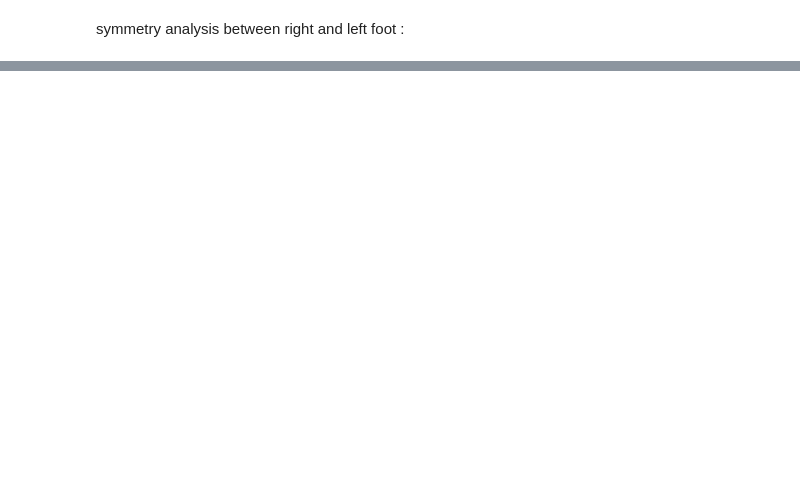
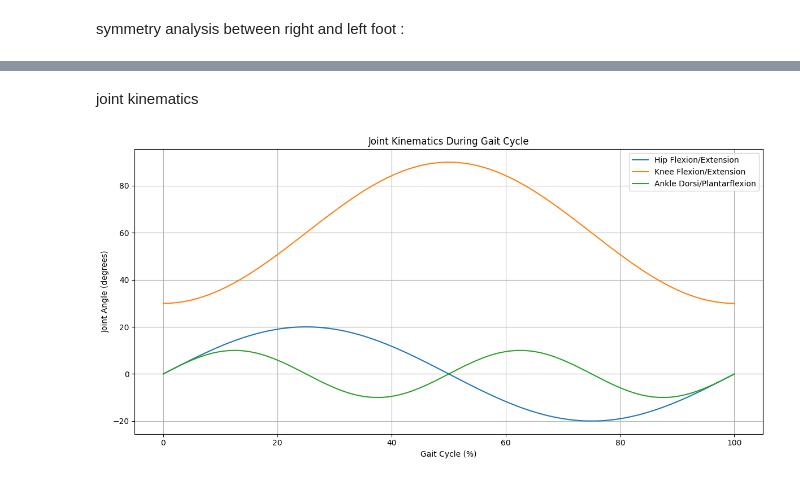
Before and after one commit to mhmoodisepide/gait_analysis, a Jupyter notebook: gait_analysis.ipynb, the cells around one changed output, grey strips where cells are left out. Cells and saved outputs as stored; diff of their text form; code cells hidden in the pictures; blank space fills up the shorter version.

```diff
--- a/gait_analysis.ipynb
+++ b/gait_analysis.ipynb
@@ -230,0 +231,29 @@ symmetry index(stance phase) : 0.00%
+# %% [markdown]
+joint kinematics
+# %%
+import numpy as np
+import matplotlib.pyplot as plt
+
+# gait cycle (0 - 100 %)
+gait_cycle = np.linspace(0, 100, 200)
+
+# synthetic data
+hip_angle   = 20 * np.sin(2 * np.pi * gait_cycle / 100)  # Hip: ±20°
+knee_angle  = 60 - 30 * np.cos(2 * np.pi * gait_cycle / 100)  # Knee: 30–90°
+ankle_angle = 10 * np.sin(4 * np.pi * gait_cycle / 100)  # Ankle: ±10°
+# %%
+plt.figure(figsize=(12, 6))
+
+plt.plot(gait_cycle, hip_angle, label="Hip Flexion/Extension")
+plt.plot(gait_cycle, knee_angle, label="Knee Flexion/Extension")
+plt.plot(gait_cycle, ankle_angle, label="Ankle Dorsi/Plantarflexion")
+
+plt.title("Joint Kinematics During Gait Cycle")
+plt.xlabel("Gait Cycle (%)")
+plt.ylabel("Joint Angle (degrees)")
+plt.grid(True)
+plt.legend()
+plt.tight_layout()
+plt.show()
+# %% [output]
+[figure, added]
```
Also changed, not shown: parts of 8 cells of this notebook.
